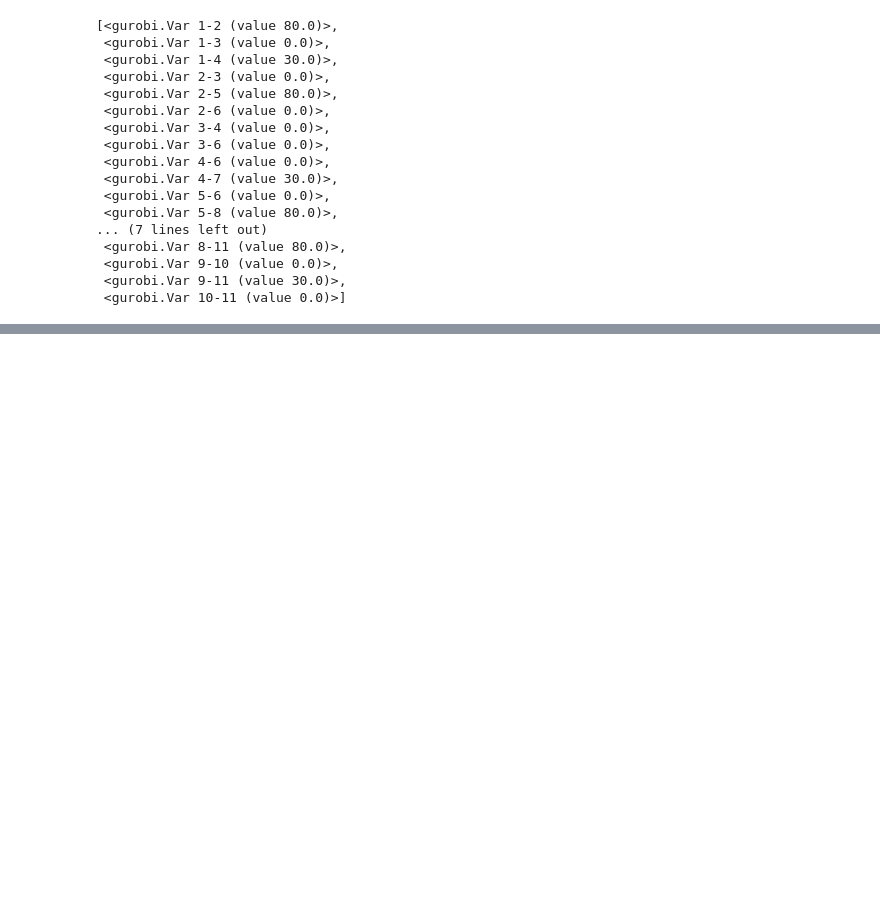
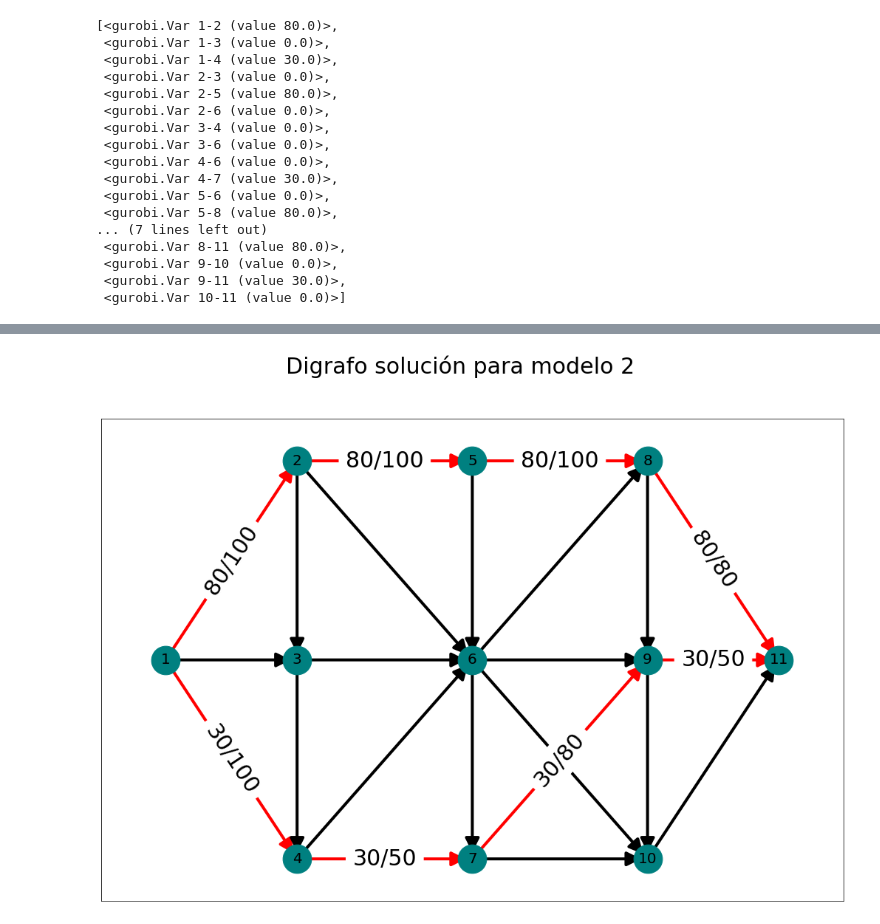
Before and after one commit to kurtwalsen/MA5701-Tarea-1, a Jupyter notebook: Tarea1.ipynb, the cells around one changed output, grey strips where cells are left out. Saved outputs shown, nothing was run; the diff lists cells and outputs as text; code cells hidden in the pictures; blank space fills up the shorter version.

```diff
--- a/Tarea1.ipynb
+++ b/Tarea1.ipynb
@@ -168,3 +122,0 @@ model2.update()
-# %%
-model2.params.NonConvex=2
-model2.optimize()
@@ -217,0 +255,4 @@ vars2[0].xn
+# %%
+solution_graph(vars2,2)
+# %% [output]
+[figure, added]
```
Also changed, not shown: parts of 13 cells of this notebook.
